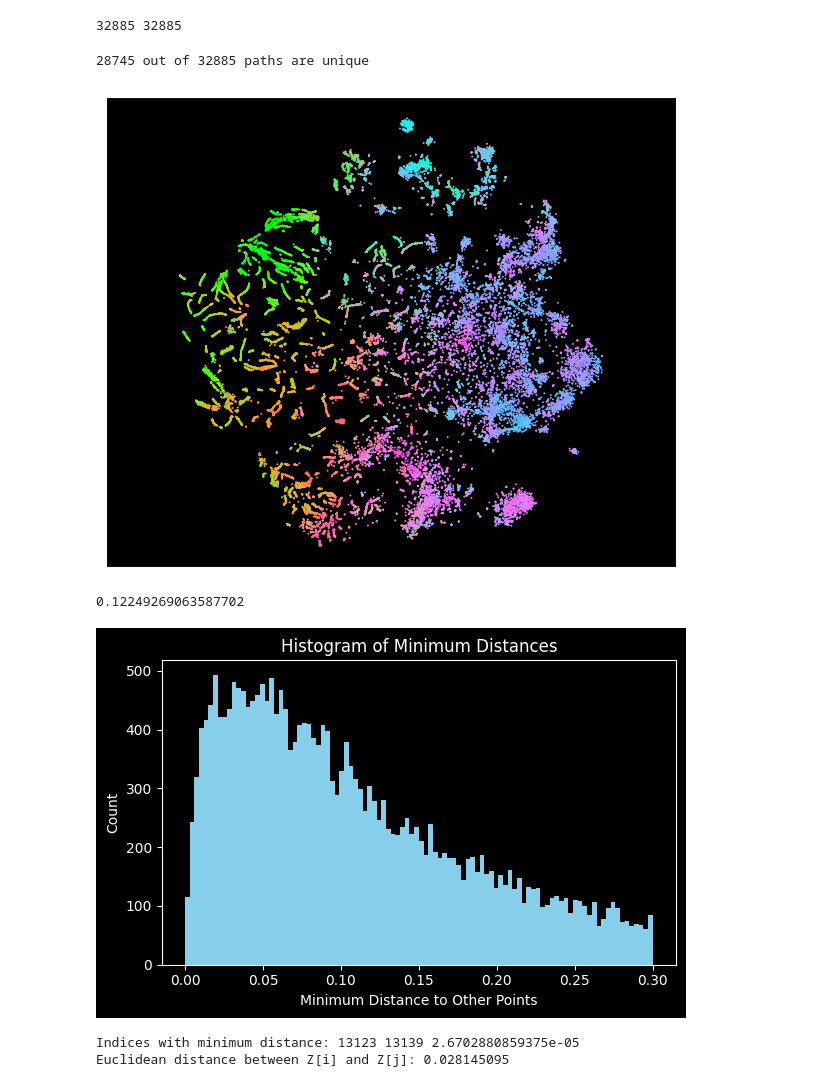
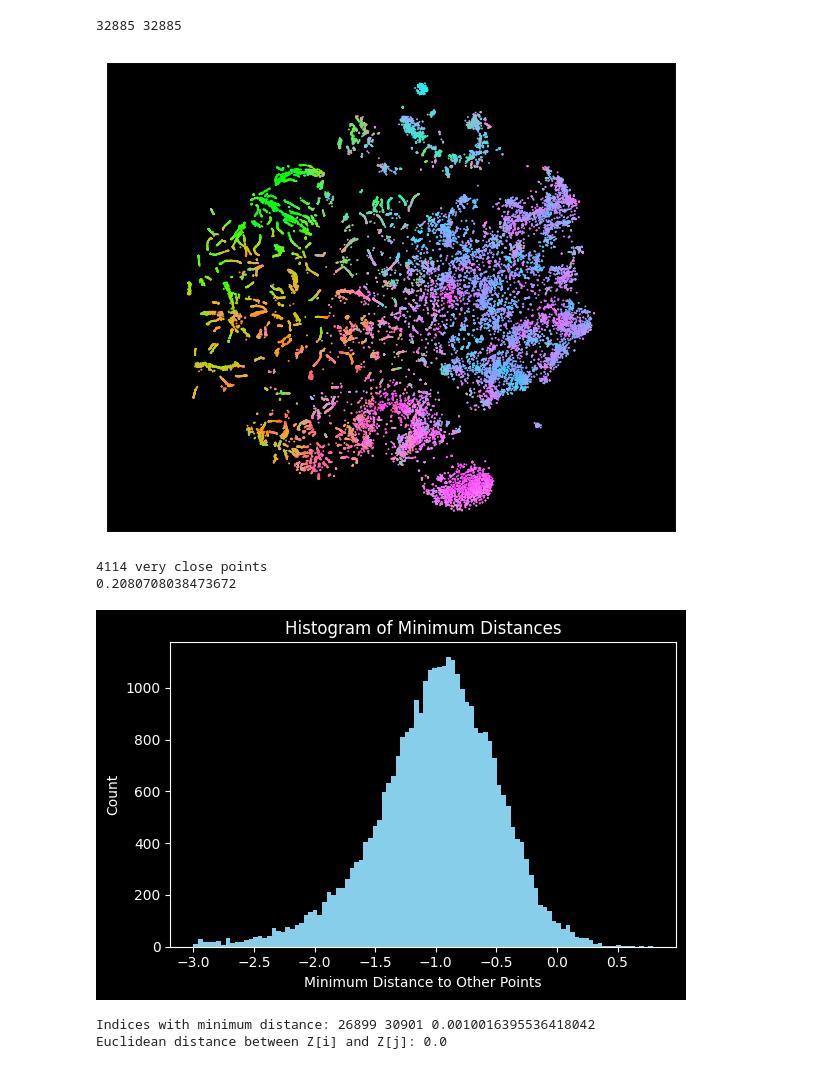
Before and after one commit to plinkysynth/ginkgo, a Jupyter notebook: scripts/umap_sounds.ipynb, the cells around one changed output. Drawn from its saved outputs; the diff is of its cells as text; code cells hidden in the pictures.

```diff
--- a/scripts/umap_sounds.ipynb
+++ b/scripts/umap_sounds.ipynb
@@ -75,14 +75,6 @@ else:
 Z = np.hstack([E_clap, F]) if F is not None else E_clap.copy()
 Z=Z-Z.mean(0)
 Z=Z/Z.std(0)
-# %%
-uniq, idx, counts = np.unique(Z, axis=0, return_index=True, return_counts=True)
-unique_rows = idx[counts == 1]
-print(len(unique_rows),'out of',len(paths),'paths are unique')
-paths=paths[unique_rows]
-Z=Z[unique_rows]
-# %% [output]
-28745 out of 32885 paths are unique
 # %%
 use_tsne = True
 if use_tsne:
@@ -118,33 +110,36 @@ plt.style.use('dark_background')
 plt.scatter(Z_map[:,0], Z_map[:,1], c=RGB, s=2, linewidths=0)
 plt.axis('equal'); plt.xticks([]); plt.yticks([]); plt.tight_layout()
 # %% [output]
-[figure, old version]
+[figure, new version]
 # %%
 from scipy.spatial.distance import cdist
 dists = cdist(Z_map, Z_map, metric='euclidean')
-#np.fill_diagonal(dists, np.inf)  # Ignore self-distance
-dists[dists < 2e-5] = np.inf
+np.fill_diagonal(dists, np.inf)  # Ignore self-distance
+eps=1e-3
+print(len(dists[dists < eps]),"very close points")
+dists[dists < eps] = np.inf
 
 mindist = np.min(dists, axis=1)
 print(mindist[0])
 plt.figure(figsize=(6,4))
-plt.hist(mindist, bins=100, color='skyblue', range=(0, 0.3))
+plt.hist(np.log10(mindist), bins=100, color='skyblue')
 plt.xlabel('Minimum Distance to Other Points')
 plt.ylabel('Count')
 plt.title('Histogram of Minimum Distances')
 plt.tight_layout()
 plt.show()
 # Find indices (i, j) where dists[i, j] is minimum
 min_idx = np.unravel_index(np.argmin(dists), dists.shape)
 i, j = min_idx
 print("Indices with minimum distance:", i, j, dists[i,j])
 dist_euc = np.linalg.norm(Z[j] - Z[i])
 print("Euclidean distance between Z[i] and Z[j]:", dist_euc)
 # %% [output]
-0.12249269063587702
+4114 very close points
+0.2080708038473672
-[figure, old version]
+[figure, new version]
-Indices with minimum distance: 13123 13139 2.6702880859375e-05
-Euclidean distance between Z[i] and Z[j]: 0.028145095
+Indices with minimum distance: 26899 30901 0.0010016395536418042
+Euclidean distance between Z[i] and Z[j]: 0.0
 # %%
 j = {paths[i].replace(root+'/', '') : Z_map[i].tolist() + RGB[i].tolist() + [mindist[i]] for i in range(len(paths))}
 import json
```
Also changed, not shown: 5 other files.
